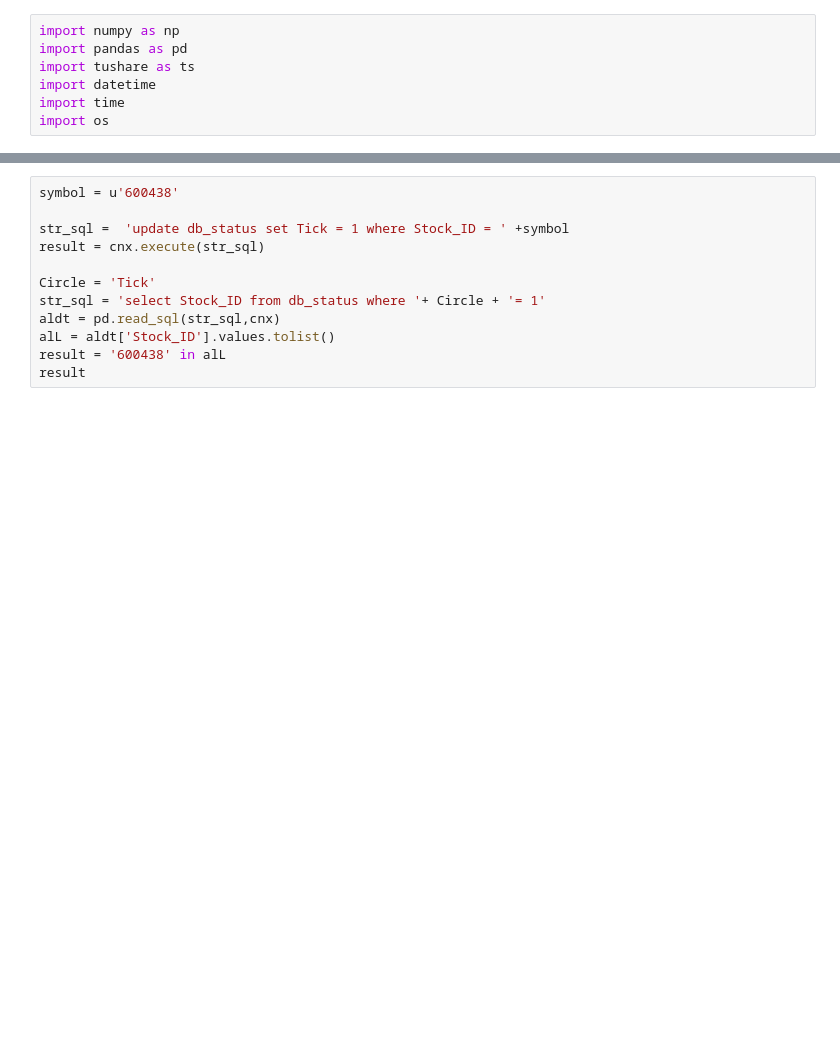
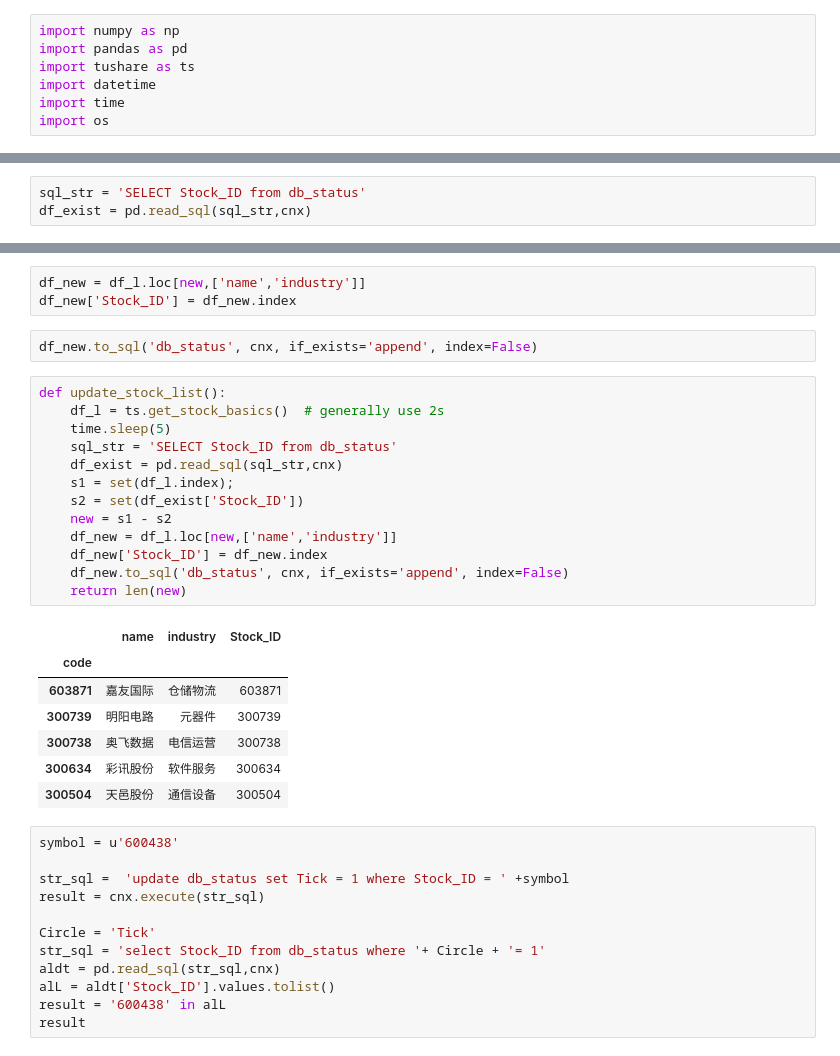
Before and after one commit to Audrey-Zhang/trading, a Jupyter notebook: tushare_tick_1M.ipynb, the cells around one changed output, grey strips where cells are left out. Drawn from its saved outputs; the diff is of its cells as text; blank space fills up the shorter version.

```diff
--- a/tushare_tick_1M.ipynb
+++ b/tushare_tick_1M.ipynb
@@ -14,0 +31,3 @@ cnx = engine.connect()
+# %%
+sql_str = 'SELECT Stock_ID from db_status'
+df_exist = pd.read_sql(sql_str,cnx)
@@ -15,3 +46,29 @@ cnx = engine.connect()
+# %%
+df_new = df_l.loc[new,['name','industry']]
+df_new['Stock_ID'] = df_new.index
+# %%
+df_new.to_sql('db_status', cnx, if_exists='append', index=False)
+# %%
+def update_stock_list():
+    df_l = ts.get_stock_basics()  # generally use 2s
+    time.sleep(5)
+    sql_str = 'SELECT Stock_ID from db_status'
+    df_exist = pd.read_sql(sql_str,cnx)
+    s1 = set(df_l.index);
+    s2 = set(df_exist['Stock_ID'])
+    new = s1 - s2
+    df_new = df_l.loc[new,['name','industry']]
+    df_new['Stock_ID'] = df_new.index
+    df_new.to_sql('db_status', cnx, if_exists='append', index=False)
+    return len(new)
+# %% [output]
+|  | name | industry | Stock_ID |
+| code |  |  |  |
+| 603871 | 嘉友国际 | 仓储物流 | 603871 |
+| 300739 | 明阳电路 | 元器件 | 300739 |
+| 300738 | 奥飞数据 | 电信运营 | 300738 |
+| 300634 | 彩讯股份 | 软件服务 | 300634 |
+| 300504 | 天邑股份 | 通信设备 | 300504 |
 # %%
 symbol = u'600438'
 
```
Also changed, not shown: parts of 6 cells of this notebook, 8 other files.
